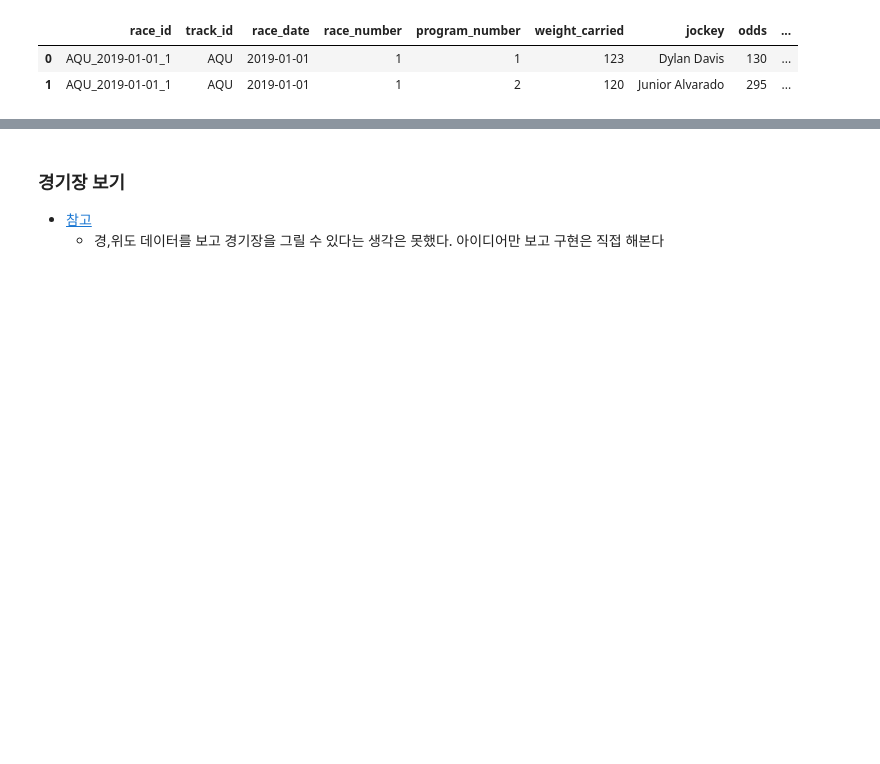
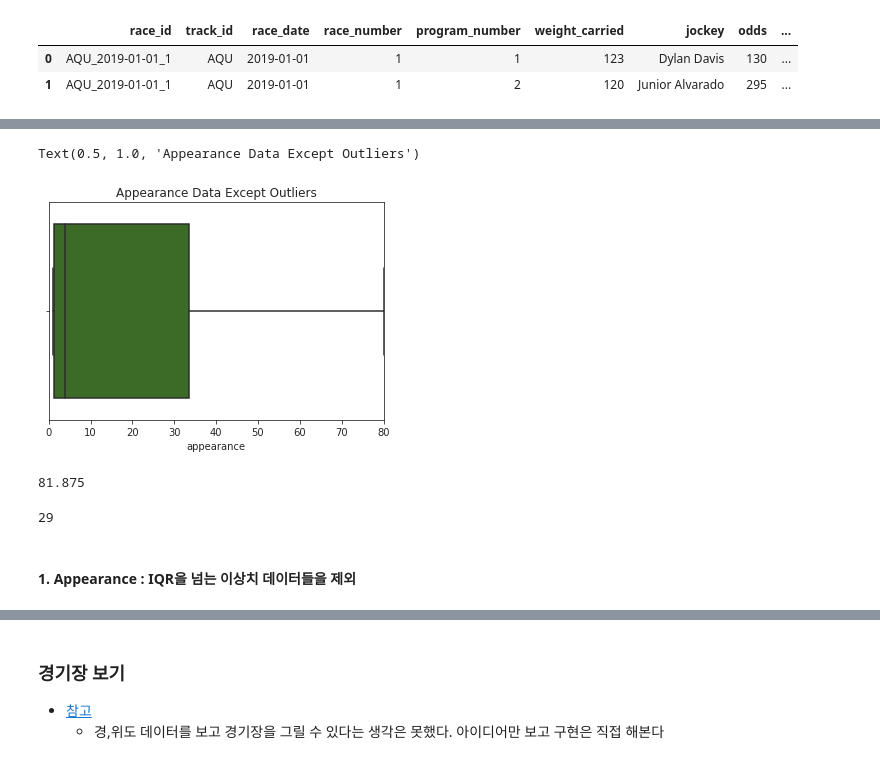
Before and after one commit to dowrave/Data_Analysis_Projects, a Jupyter notebook: 1-2022-derby-eda.ipynb, the cells around one changed output, grey strips where cells are left out. Drawn from its saved outputs; the diff is of its cells as text; code cells hidden in the pictures; blank space fills up the shorter version.

```diff
--- a/1-2022-derby-eda.ipynb
+++ b/1-2022-derby-eda.ipynb
@@ -199,0 +219,25 @@ jockey_df['jockey'].nunique()
+# %%
+# scatter와 box 동시 표시
+# sns.swarmplot(data = jockey_app_rank, x = 'appearance')
+sns.boxplot(data = jockey_app_rank, x = 'appearance')
+sns.scatterplot(data = jockey_app_rank, x = 'appearance')
+plt.xlim([0, 80])
+plt.title("Appearance Data Except Outliers")
+# %% [output]
+Text(0.5, 1.0, 'Appearance Data Except Outliers')
+[figure, added]
+# %%
+# upper_boundary 구하기
+x = jockey_app_rank['appearance']
+q_75, q_25 = np.percentile(x, [75, 25])
+iqr = q_75 - q_25
+up_boundary = q_75 + 1.5 * iqr
+up_boundary
+# %% [output]
+81.875
+# %%
+jockey_app_rank[jockey_app_rank['appearance'] >= up_boundary]['jockey'].count()
+# %% [output]
+29
+# %% [markdown]
+#### 1. Appearance : IQR을 넘는 이상치 데이터들을 제외
```
Also changed, not shown: parts of 43 cells of this notebook.
